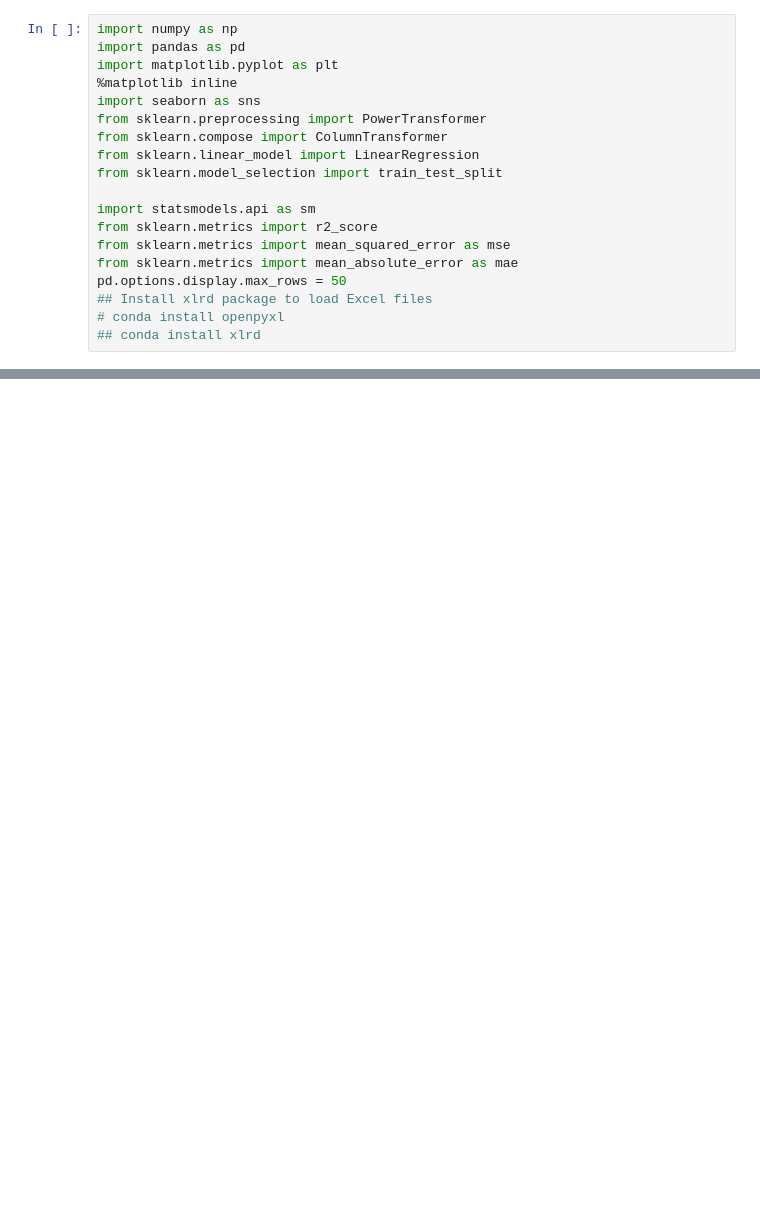
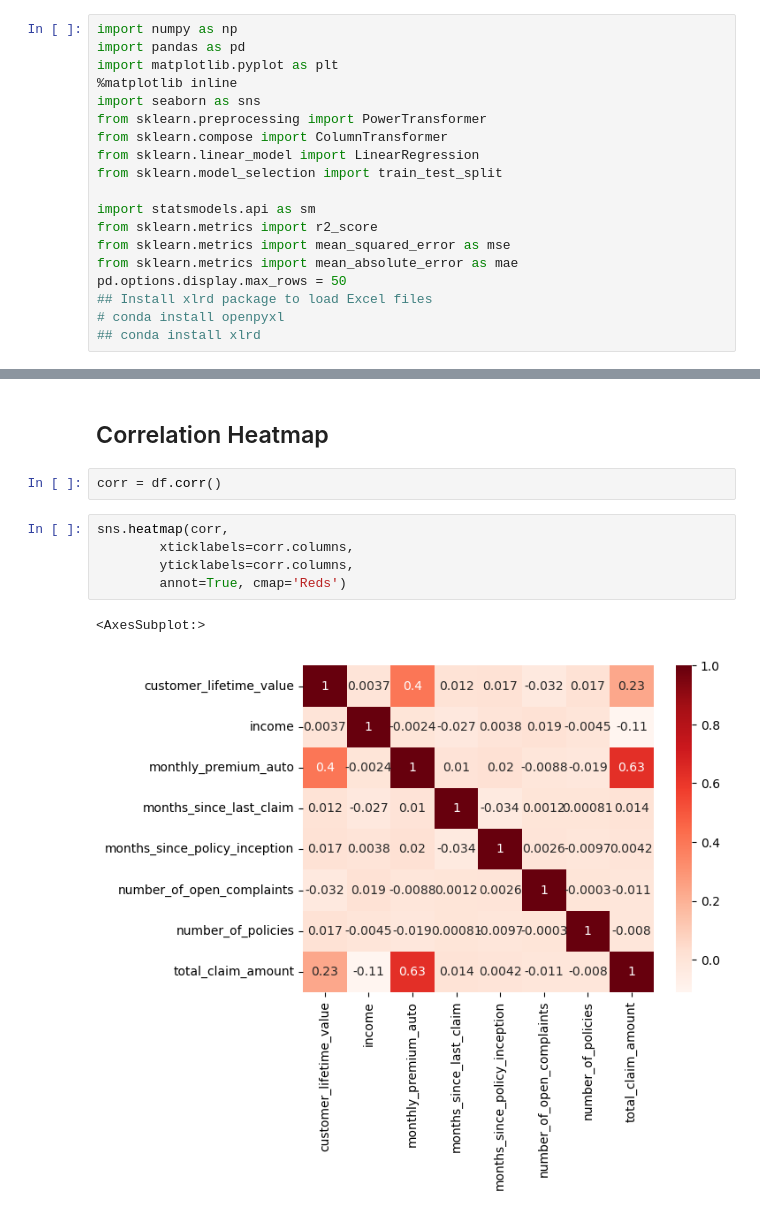
Before and after one commit to aychakurtulush/Ironhack-Labs, a Jupyter notebook: Customer_Analysis_Case_Study/Linear Regression Model.ipynb, the cells around one changed output, grey strips where cells are left out. Cells and saved outputs as stored; diff of their text form; blank space fills up the shorter version.

```diff
--- a/Customer_Analysis_Case_Study/Linear Regression Model.ipynb
+++ b/Customer_Analysis_Case_Study/Linear Regression Model.ipynb
@@ -58,0 +36,12 @@ categoricals
+# %% [markdown]
+## Correlation Heatmap
+# %%
+corr = df.corr()
+# %%
+sns.heatmap(corr,
+        xticklabels=corr.columns,
+        yticklabels=corr.columns,
+        annot=True, cmap='Reds')
+# %% [output]
+<AxesSubplot:>
+[figure, added]
```
Also changed, not shown: parts of 17 cells of this notebook.
